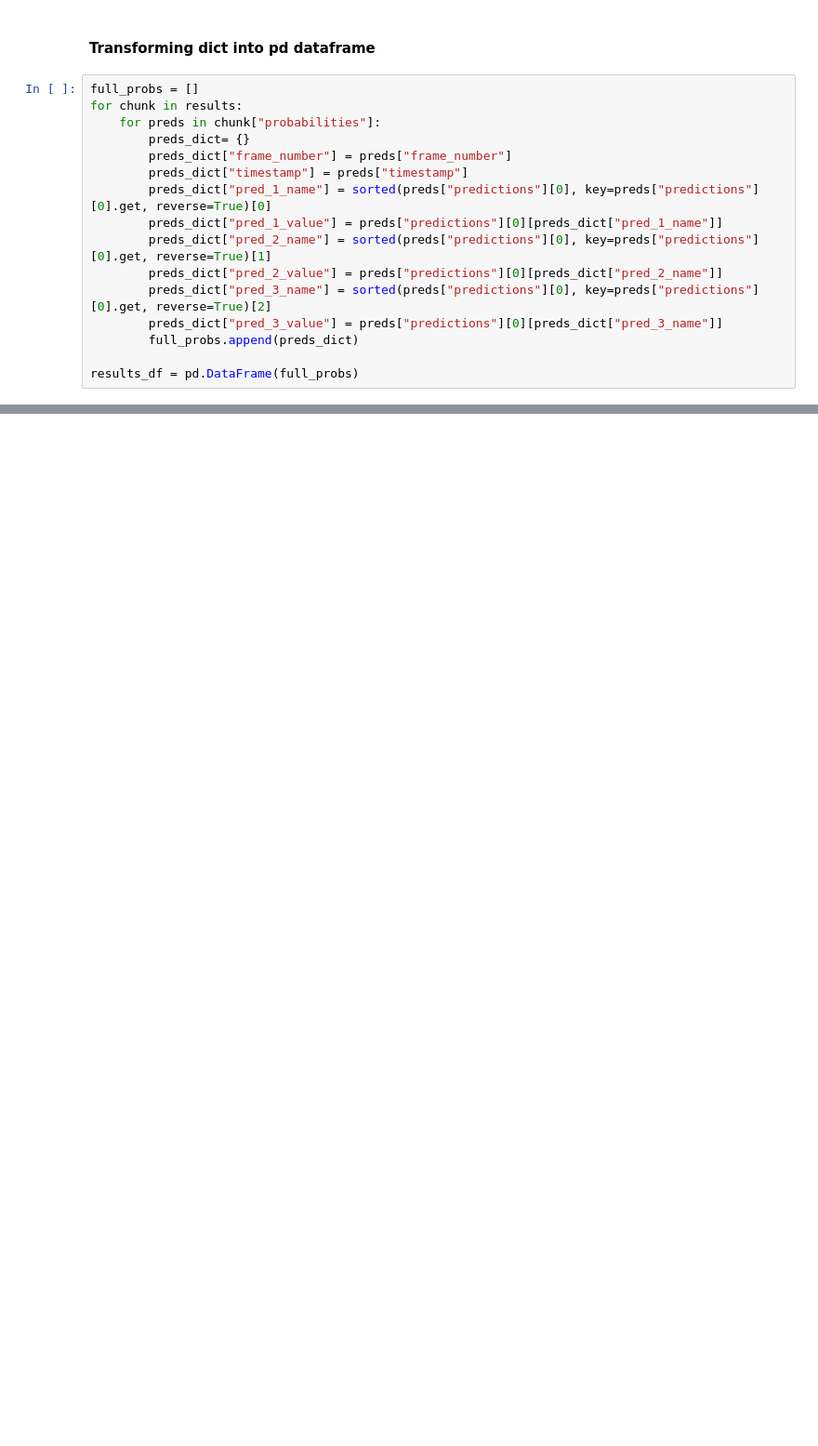
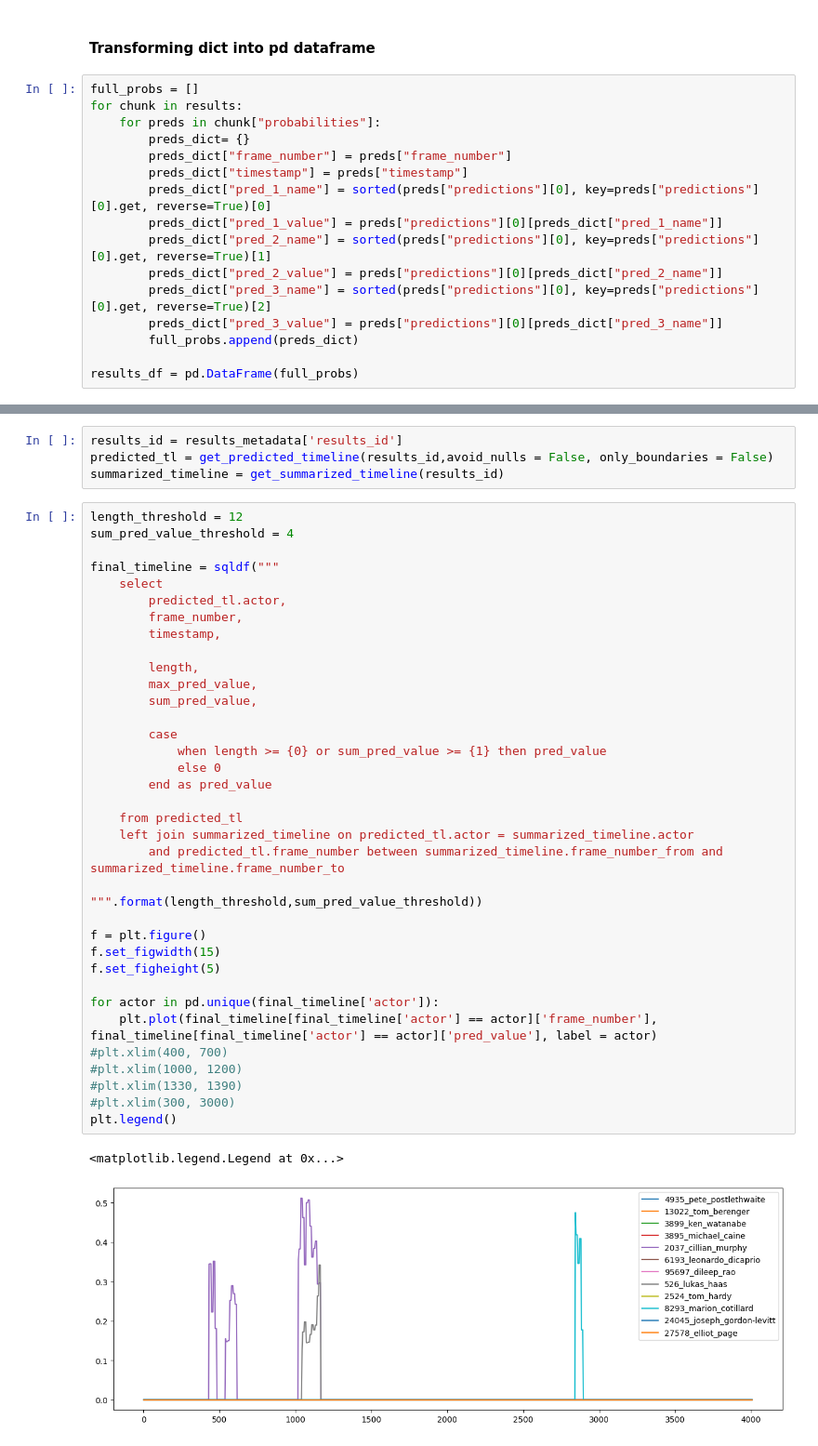
Before and after one commit to ssabalain/who_is_on_screen, a Jupyter notebook: src/jupyter_notebooks/11_analyzing_scene.ipynb, the cells around one changed output, grey strips where cells are left out. Shown at 93% size. Drawn from its saved outputs; the diff is of its cells as text; blank space fills up the shorter version.

```diff
--- a/src/jupyter_notebooks/11_analyzing_scene.ipynb
+++ b/src/jupyter_notebooks/11_analyzing_scene.ipynb
@@ -185,0 +238,43 @@ embs, embs_metadata = get_embeddings_from_image(provided_image=frame, multiple_f
+# %%
+results_id = results_metadata['results_id']
+predicted_tl = get_predicted_timeline(results_id,avoid_nulls = False, only_boundaries = False)
+summarized_timeline = get_summarized_timeline(results_id)
+# %%
+length_threshold = 12
+sum_pred_value_threshold = 4
+
+final_timeline = sqldf("""
+    select
+        predicted_tl.actor,
+        frame_number,
+        timestamp,
+
+        length,
+        max_pred_value,
+        sum_pred_value,
+
+        case
+            when length >= {0} or sum_pred_value >= {1} then pred_value
+            else 0
+        end as pred_value
+
+    from predicted_tl
+    left join summarized_timeline on predicted_tl.actor = summarized_timeline.actor
+        and predicted_tl.frame_number between summarized_timeline.frame_number_from and summarized_timeline.frame_number_to
+
+""".format(length_threshold,sum_pred_value_threshold))
+
+f = plt.figure()
+f.set_figwidth(15)
+f.set_figheight(5)
+
+for actor in pd.unique(final_timeline['actor']):
+    plt.plot(final_timeline[final_timeline['actor'] == actor]['frame_number'], final_timeline[final_timeline['actor'] == actor]['pred_value'], label = actor)
+#plt.xlim(400, 700)
+#plt.xlim(1000, 1200)
+#plt.xlim(1330, 1390)
+#plt.xlim(300, 3000)
+plt.legend()
+# %% [output]
+<matplotlib.legend.Legend at 0x...>
+[figure, added]
```
Also changed, not shown: parts of 17 cells of this notebook, 2 other files.
